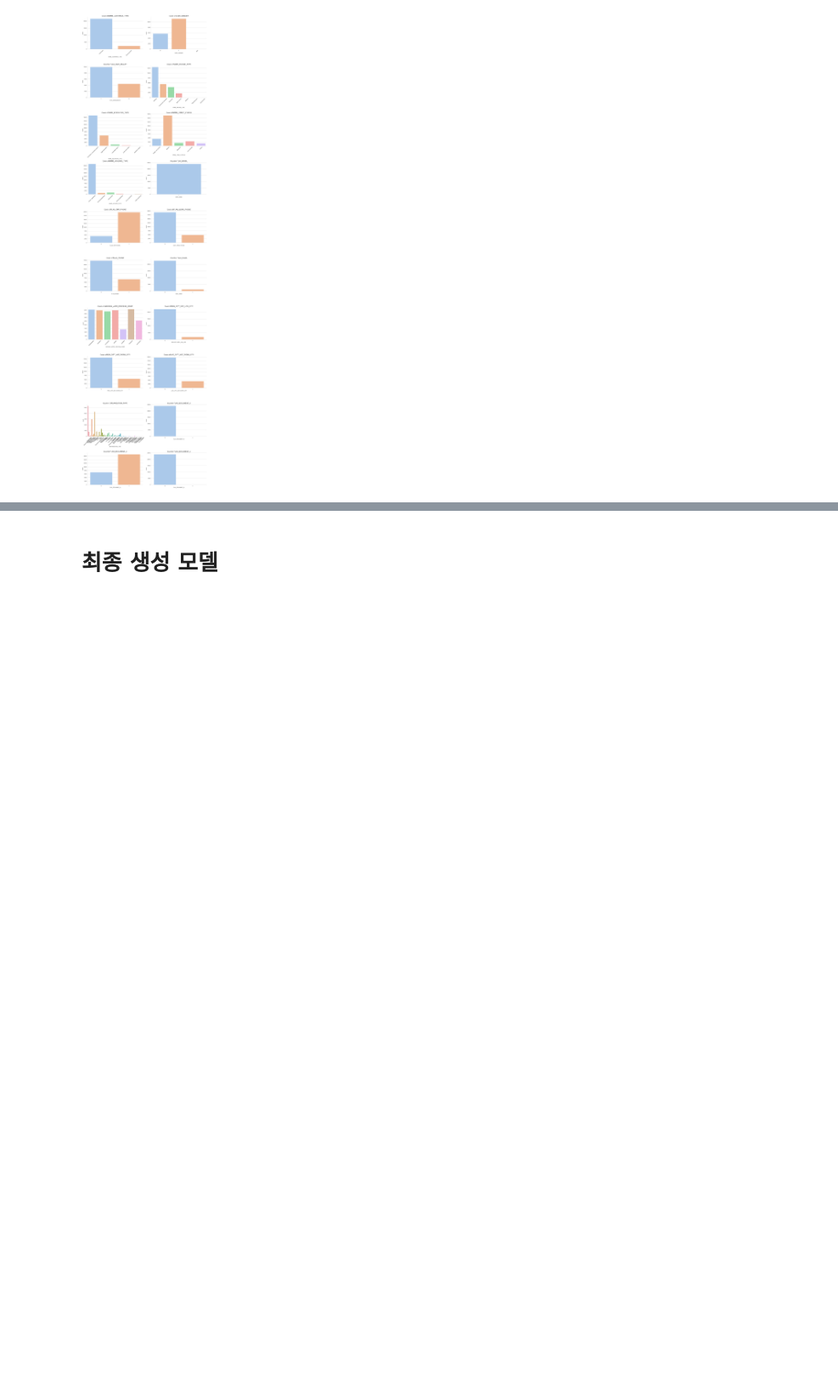
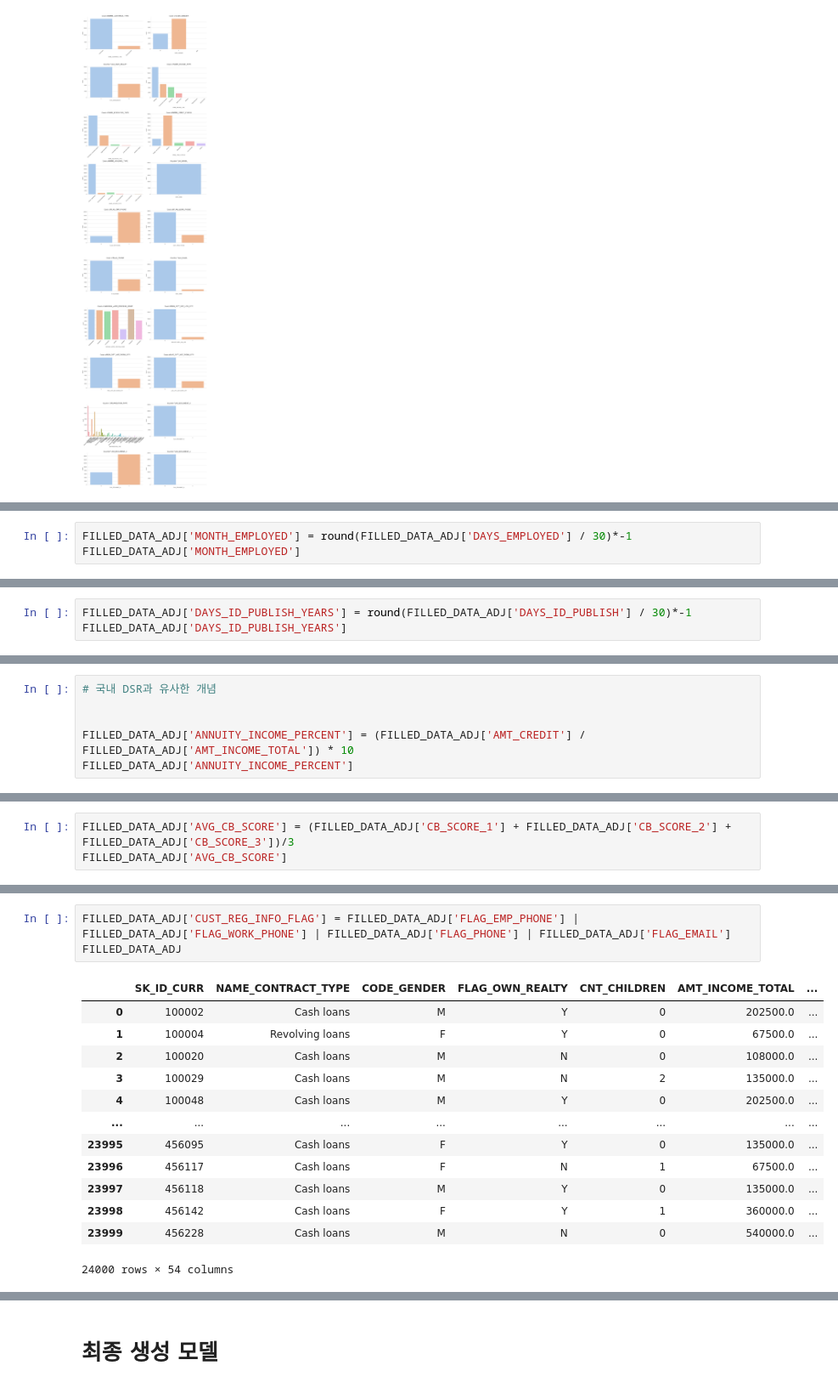
Before and after one commit to yellowlemontea/JB_DS2, a Jupyter notebook: Jun_working_file_230911.ipynb, the cells around one changed output, grey strips where cells are left out. Shown at 85% size. Drawn from its saved outputs; the diff is of its cells as text; blank space fills up the shorter version.

```diff
--- a/Jun_working_file_230911.ipynb
+++ b/Jun_working_file_230911.ipynb
@@ -890,0 +833,3 @@ plt.show()
+# %%
+FILLED_DATA_ADJ['MONTH_EMPLOYED'] = round(FILLED_DATA_ADJ['DAYS_EMPLOYED'] / 30)*-1
+FILLED_DATA_ADJ['MONTH_EMPLOYED']
@@ -890,0 +849,3 @@ plt.show()
+# %%
+FILLED_DATA_ADJ['DAYS_ID_PUBLISH_YEARS'] = round(FILLED_DATA_ADJ['DAYS_ID_PUBLISH'] / 30)*-1
+FILLED_DATA_ADJ['DAYS_ID_PUBLISH_YEARS']
@@ -890,0 +865,6 @@ plt.show()
+# %%
+# 국내 DSR과 유사한 개념
+
+
+FILLED_DATA_ADJ['ANNUITY_INCOME_PERCENT'] = (FILLED_DATA_ADJ['AMT_CREDIT'] / FILLED_DATA_ADJ['AMT_INCOME_TOTAL']) * 10
+FILLED_DATA_ADJ['ANNUITY_INCOME_PERCENT']
@@ -890,0 +884,3 @@ plt.show()
+# %%
+FILLED_DATA_ADJ['AVG_CB_SCORE'] = (FILLED_DATA_ADJ['CB_SCORE_1'] + FILLED_DATA_ADJ['CB_SCORE_2'] + FILLED_DATA_ADJ['CB_SCORE_3'])/3
+FILLED_DATA_ADJ['AVG_CB_SCORE']
@@ -890,0 +900,17 @@ plt.show()
+# %%
+FILLED_DATA_ADJ['CUST_REG_INFO_FLAG'] = FILLED_DATA_ADJ['FLAG_EMP_PHONE'] | FILLED_DATA_ADJ['FLAG_WORK_PHONE'] | FILLED_DATA_ADJ['FLAG_PHONE'] | FILLED_DATA_ADJ['FLAG_EMAIL']
+FILLED_DATA_ADJ
+# %% [output]
+|  | SK_ID_CURR | NAME_CONTRACT_TYPE | CODE_GENDER | FLAG_OWN_REALTY | CNT_CHILDREN | AMT_INCOME_TOTAL | ... |
+| 0 | 100002 | Cash loans | M | Y | 0 | 202500.0 | ... |
+| 1 | 100004 | Revolving loans | F | Y | 0 | 67500.0 | ... |
+| 2 | 100020 | Cash loans | M | N | 0 | 108000.0 | ... |
+| 3 | 100029 | Cash loans | M | N | 2 | 135000.0 | ... |
+| 4 | 100048 | Cash loans | M | Y | 0 | 202500.0 | ... |
+| ... | ... | ... | ... | ... | ... | ... | ... |
+| 23995 | 456095 | Cash loans | F | Y | 0 | 135000.0 | ... |
+| 23996 | 456117 | Cash loans | F | N | 1 | 67500.0 | ... |
+| 23997 | 456118 | Cash loans | M | Y | 0 | 135000.0 | ... |
+| 23998 | 456142 | Cash loans | F | Y | 1 | 360000.0 | ... |
+| 23999 | 456228 | Cash loans | M | N | 0 | 540000.0 | ... |
+24000 rows × 54 columns
```
Also changed, not shown: parts of 25 cells of this notebook.
